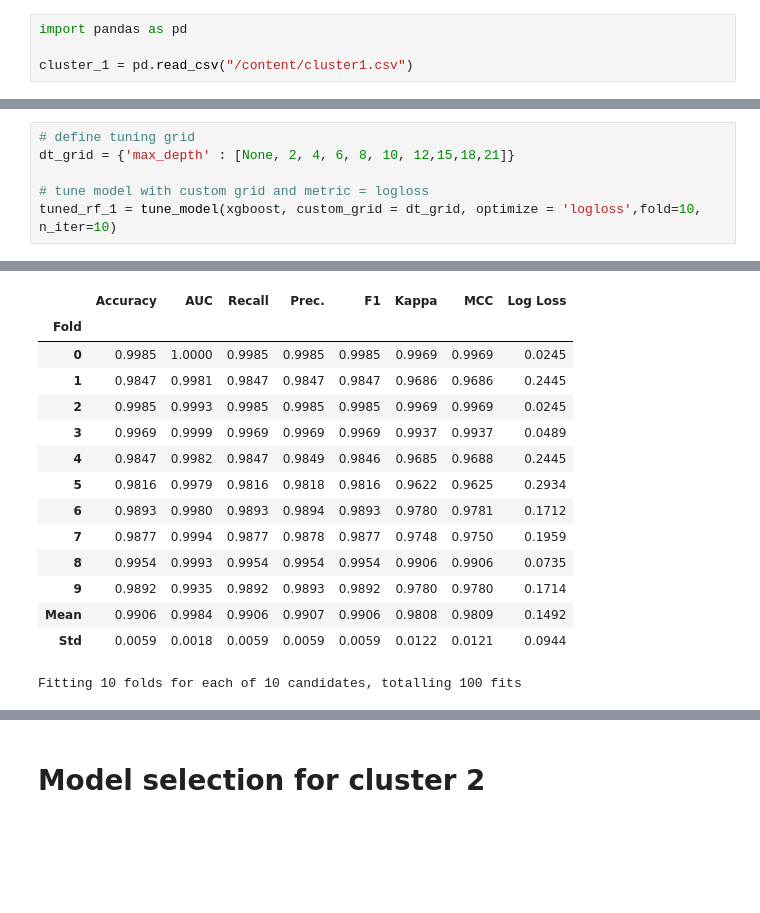
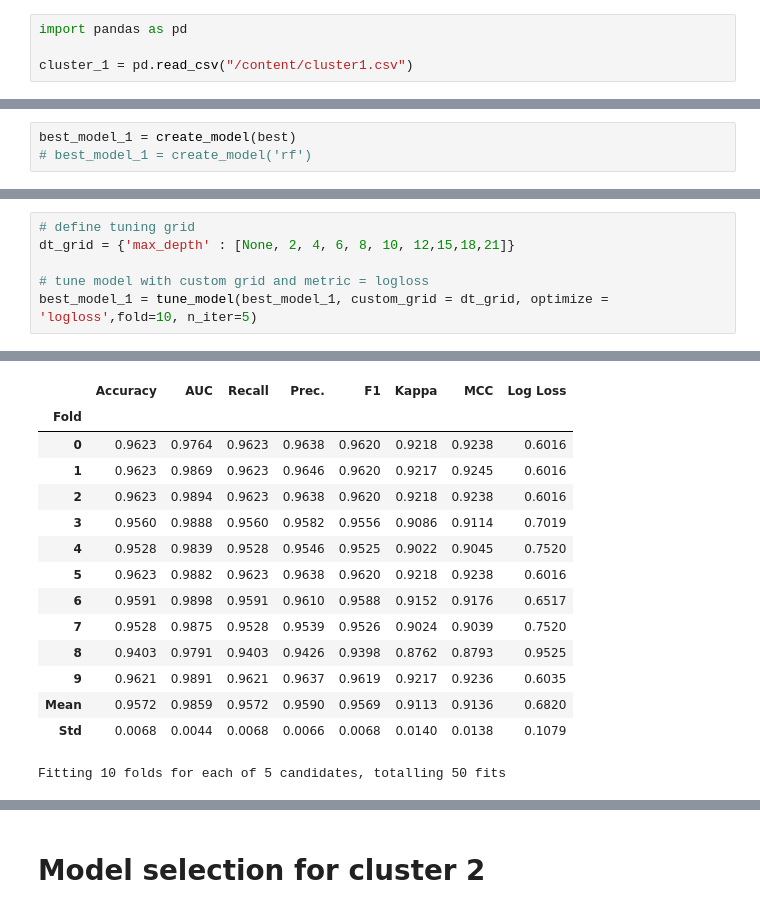
Before and after one commit to ghisford/Machine_learning, a Jupyter notebook: Copy_of_loan_defaulters.ipynb, the cells around one changed output, grey strips where cells are left out. Drawn from its saved outputs; the diff is of its cells as text; blank space fills up the shorter version.

```diff
--- a/Copy_of_loan_defaulters.ipynb
+++ b/Copy_of_loan_defaulters.ipynb
@@ -858,0 +1212,3 @@ lightgbm = create_model('lightgbm', num_leaves= 31)
+# %%
+best_model_1 = create_model(best)
+# best_model_1 = create_model('rf')
@@ -867,25 +1238,25 @@ plot_model(lightgbm, plot = 'feature')
 # %%
 # define tuning grid
 dt_grid = {'max_depth' : [None, 2, 4, 6, 8, 10, 12,15,18,21]}
 
 # tune model with custom grid and metric = logloss
-tuned_rf_1 = tune_model(xgboost, custom_grid = dt_grid, optimize = 'logloss',fold=10, n_iter=10)
+best_model_1 = tune_model(best_model_1, custom_grid = dt_grid, optimize = 'logloss',fold=10, n_iter=5)
 # %% [output]
 [interactive output not drawn]
 |  | Accuracy | AUC | Recall | Prec. | F1 | Kappa | MCC | Log Loss |
 | Fold |  |  |  |  |  |  |  |  |
-| 0 | 0.9985 | 1.0000 | 0.9985 | 0.9985 | 0.9985 | 0.9969 | 0.9969 | 0.0245 |
-| 1 | 0.9847 | 0.9981 | 0.9847 | 0.9847 | 0.9847 | 0.9686 | 0.9686 | 0.2445 |
-| 2 | 0.9985 | 0.9993 | 0.9985 | 0.9985 | 0.9985 | 0.9969 | 0.9969 | 0.0245 |
-| 3 | 0.9969 | 0.9999 | 0.9969 | 0.9969 | 0.9969 | 0.9937 | 0.9937 | 0.0489 |
-| 4 | 0.9847 | 0.9982 | 0.9847 | 0.9849 | 0.9846 | 0.9685 | 0.9688 | 0.2445 |
-| 5 | 0.9816 | 0.9979 | 0.9816 | 0.9818 | 0.9816 | 0.9622 | 0.9625 | 0.2934 |
-| 6 | 0.9893 | 0.9980 | 0.9893 | 0.9894 | 0.9893 | 0.9780 | 0.9781 | 0.1712 |
-| 7 | 0.9877 | 0.9994 | 0.9877 | 0.9878 | 0.9877 | 0.9748 | 0.9750 | 0.1959 |
-| 8 | 0.9954 | 0.9993 | 0.9954 | 0.9954 | 0.9954 | 0.9906 | 0.9906 | 0.0735 |
-| 9 | 0.9892 | 0.9935 | 0.9892 | 0.9893 | 0.9892 | 0.9780 | 0.9780 | 0.1714 |
-| Mean | 0.9906 | 0.9984 | 0.9906 | 0.9907 | 0.9906 | 0.9808 | 0.9809 | 0.1492 |
-| Std | 0.0059 | 0.0018 | 0.0059 | 0.0059 | 0.0059 | 0.0122 | 0.0121 | 0.0944 |
+| 0 | 0.9623 | 0.9764 | 0.9623 | 0.9638 | 0.9620 | 0.9218 | 0.9238 | 0.6016 |
+| 1 | 0.9623 | 0.9869 | 0.9623 | 0.9646 | 0.9620 | 0.9217 | 0.9245 | 0.6016 |
+| 2 | 0.9623 | 0.9894 | 0.9623 | 0.9638 | 0.9620 | 0.9218 | 0.9238 | 0.6016 |
+| 3 | 0.9560 | 0.9888 | 0.9560 | 0.9582 | 0.9556 | 0.9086 | 0.9114 | 0.7019 |
+| 4 | 0.9528 | 0.9839 | 0.9528 | 0.9546 | 0.9525 | 0.9022 | 0.9045 | 0.7520 |
+| 5 | 0.9623 | 0.9882 | 0.9623 | 0.9638 | 0.9620 | 0.9218 | 0.9238 | 0.6016 |
+| 6 | 0.9591 | 0.9898 | 0.9591 | 0.9610 | 0.9588 | 0.9152 | 0.9176 | 0.6517 |
+| 7 | 0.9528 | 0.9875 | 0.9528 | 0.9539 | 0.9526 | 0.9024 | 0.9039 | 0.7520 |
+| 8 | 0.9403 | 0.9791 | 0.9403 | 0.9426 | 0.9398 | 0.8762 | 0.8793 | 0.9525 |
+| 9 | 0.9621 | 0.9891 | 0.9621 | 0.9637 | 0.9619 | 0.9217 | 0.9236 | 0.6035 |
+| Mean | 0.9572 | 0.9859 | 0.9572 | 0.9590 | 0.9569 | 0.9113 | 0.9136 | 0.6820 |
+| Std | 0.0068 | 0.0044 | 0.0068 | 0.0066 | 0.0068 | 0.0140 | 0.0138 | 0.1079 |
-Fitting 10 folds for each of 10 candidates, totalling 100 fits
+Fitting 10 folds for each of 5 candidates, totalling 50 fits
 [interactive output not drawn]
 # %%
```
Also changed, not shown: parts of 159 cells of this notebook.
